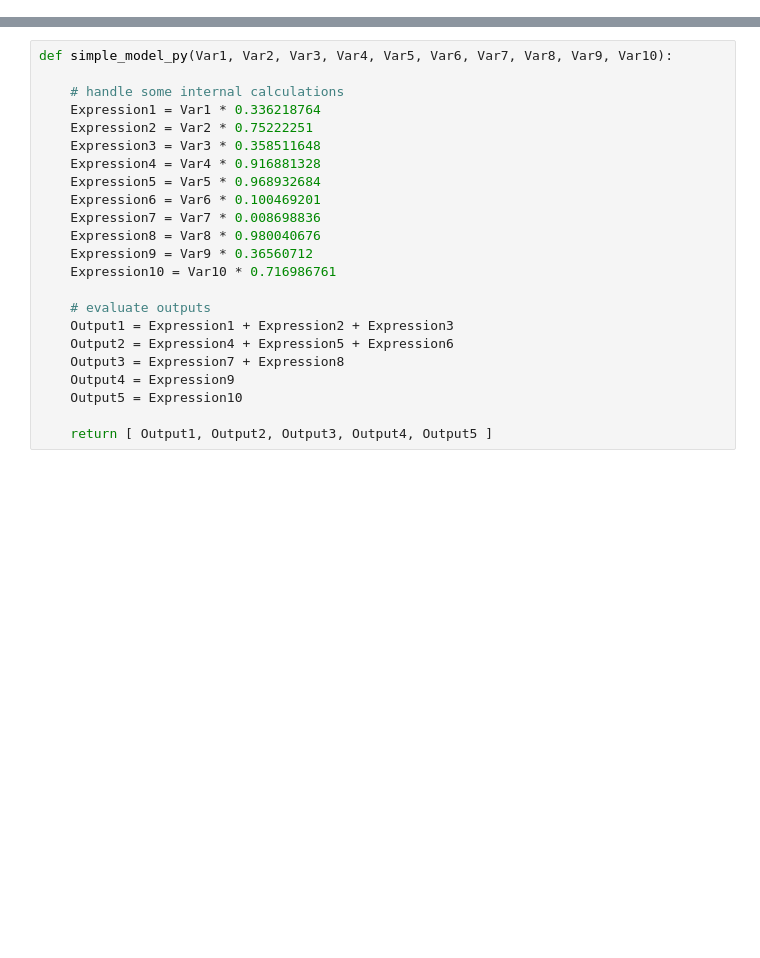
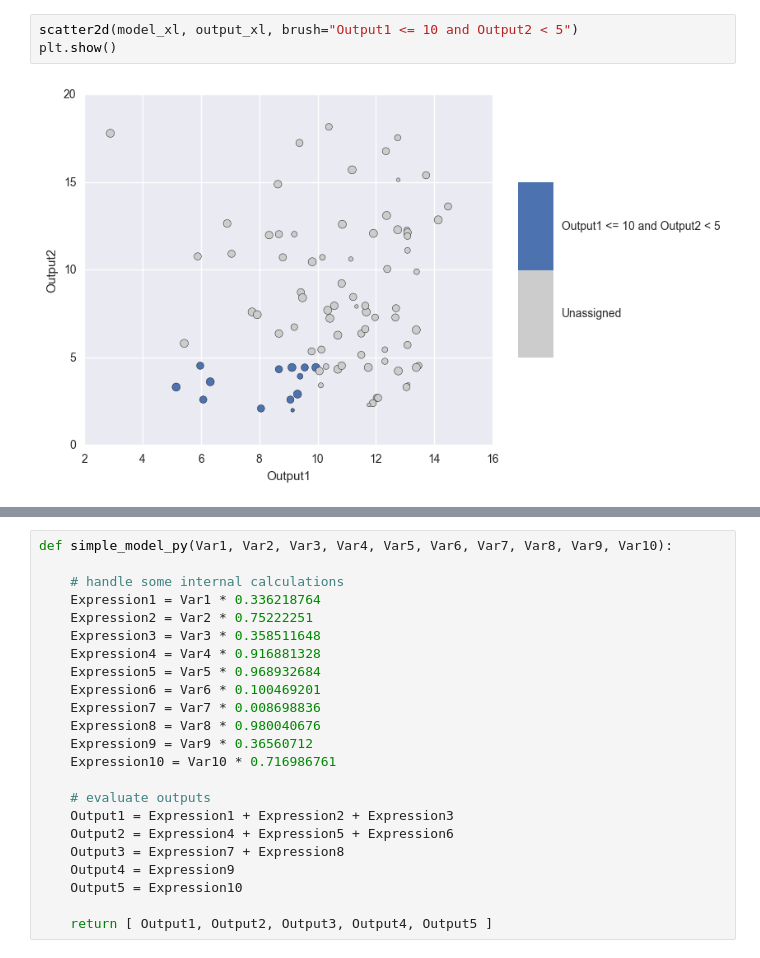
Before and after one commit to saschaishikawa/rdm-simple-model, a Jupyter notebook: SimpleModelDemo.ipynb, the cells around one changed output, grey strips where cells are left out. Cells and saved outputs as stored; diff of their text form; blank space fills up the shorter version.

```diff
--- a/SimpleModelDemo.ipynb
+++ b/SimpleModelDemo.ipynb
@@ -128,0 +186,5 @@ To best serve this example, we'll have to reverse engineer the simple model defi
+# %%
+scatter2d(model_xl, output_xl, brush="Output1 <= 10 and Output2 < 5")
+plt.show()
+# %% [output]
+[figure, added]
```
Also changed, not shown: parts of 85 cells of this notebook, 6 other files.
